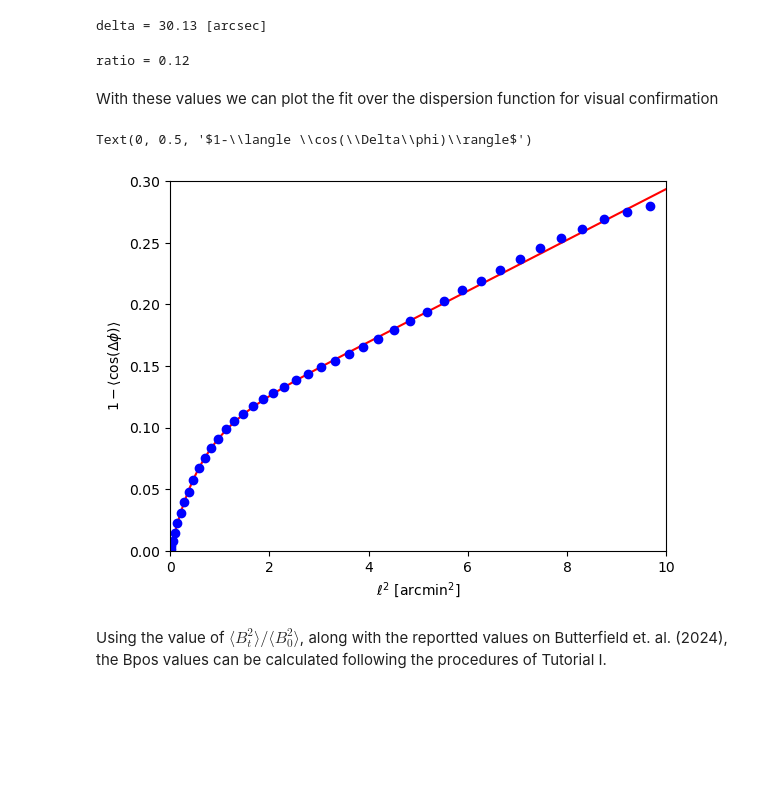
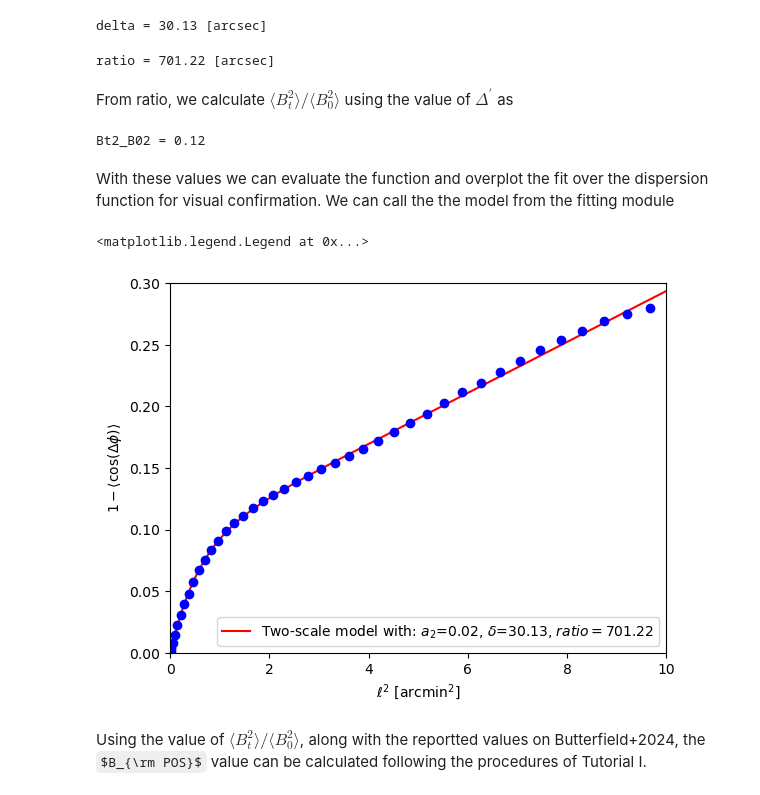
Before and after one commit to jorgueagui/polBpy, a Jupyter notebook: tutorials/polBpy_Tutorial_III.ipynb, the cells around one changed output. Saved outputs shown, nothing was run; the diff lists cells and outputs as text; code cells hidden in the pictures; some formulas as TeX source; blank space fills up the shorter version.

```diff
--- a/tutorials/polBpy_Tutorial_III.ipynb
+++ b/tutorials/polBpy_Tutorial_III.ipynb
@@ -45,15 +45,16 @@ First, we define the mask. This correspodn to the area in which p/p_err > 3.0 an
 # %%
-p_flux = data['DEBIASED POL FLUX'].data #
-p_flux_err = data['ERROR POL FLUX'].data #
-stokes_I = data['STOKES I'].data #
-pixel_size = data[0].header['CDELT2']*3600 #in arcsec
-beam_area=(float(pixel_size)/3600*np.pi/180)**2 #in sr
-stokes_I /= beam_area
-stokes_I /= 1E+6 # In MJy/sr
+p_flux = data['DEBIASED POL FLUX'].data # Polarized flux
+p_flux_err = data['ERROR POL FLUX'].data # Polarized flux error
+Stokes_I = data['STOKES I'].data # Stokes I (intensity)
+pixel_size = data[0].header['CDELT2']*3600 # Pixel size in arcsec
+beam_area=(float(pixel_size)/3600*np.pi/180)**2 # Beam area in sr
+Stokes_I /= beam_area
+Stokes_I /= 1E+6 # Transforming Stokes I intensitu to MJy/sr
 #
-m = np.where((p_flux/p_flux_err > 3.0) & (stokes_I > 5000.0))
-pixel_mask = np.full_like(stokes_I,0.0)
+m = np.where((p_flux/p_flux_err > 3.0) & (Stokes_I > 5000.0))
+pixel_mask = np.full_like(Stokes_I,0.0)
 pixel_mask[m] = 1.0
+# Visualizing the mask
 plt.imshow(pixel_mask,origin='lower')
 plt.title('Pixel Mask')
 # %% [output]
@@ -64,5 +65,5 @@ We can also, define a region mask, in order to focus on a region of interest. We
 # %%
-file = "/Users/jguerraa/Desktop/polBpy/tutorials/PolBpy_Tutorial_III_mask.fits"
+file = cdir+"/data/PolBpy_Tutorial_III_mask.fits"
 data_mask = fits.open(file)
 print(data_mask.info())
 region_mask = data_mask[1].data
@@ -184,31 +218,35 @@ print("delta = %2.2f [arcsec]"%delta)
 # %% [output]
 delta = 30.13 [arcsec]
 # %%
-ratio = (res[0]*60)/res3['f']
-print("ratio = %2.2f"%ratio)
+ratio = res3['f']
+print("ratio = %2.2f [arcsec]"%ratio)
 # %% [output]
-ratio = 0.12
+ratio = 701.22 [arcsec]
+# %% [markdown]
+From ratio, we calculate $\langle B_{t}^{2}\rangle/\langle B_{0}^{2}\rangle$ using the value of $\Delta^{\prime}$ as
+# %%
+Bt2_B02 = (Delta_p*60)/res3['f']
+print("Bt2_B02 = %2.2f"%Bt2_B02)
+# %% [output]
+Bt2_B02 = 0.12
 # %% [markdown]
-With these values we can plot the fit over the dispersion function for visual confirmation
+With these values we can evaluate the function and overplot the fit over the dispersion function for visual confirmation. We can call the the model from the fitting module
 # %%
-def model_funct(x,a,d,f,beam=0.0):
-    #
-    beam /= 2.355
-    dem = d**2 + 2*beam**2
-    term = 1./(1. + (dem/(np.sqrt(2*np.pi)*(d**3)))*f)
-    return term*( 1-np.exp(-x/(2*dem)) ) + a*x
-
-f = model_funct(l,res3['a'],res3['d'],res3['f'],beam=beam_s)
+lvec = np.arange(60000) # a vector array in arcsec^2
+f = fitting.model_funct(l,(a2/3600.),delta,ratio,beam=beam_s) # This function reads in ratio and not Bt2_B02
 # %%
 # Plot the dispersion function as a function of \ell^2
+# Multiply the uncertainties by the chi value
 plt.errorbar(l/3600.,disp_f,yerr=res3['chi']*disp_f_err,fmt='bo')
-plt.plot(l/3600., f,c='red')
+label = r'Two-scale model with: $a_{2}$=%2.2f, $\delta$=%2.2f, $ratio=$%2.2f'%(a2,delta,ratio)
+plt.plot(l/3600., f,c='red',label=label)
 plt.xlim([0.,10.])
 plt.xlabel(r'$\ell^{2}$ [arcmin$^{2}$]')
 plt.ylim([0.,0.3])
 plt.ylabel(r'$1-\langle \cos(\Delta\phi)\rangle$')
+plt.legend()
 # %% [output]
-Text(0, 0.5, '$1-\\langle \\cos(\\Delta\\phi)\\rangle$')
+<matplotlib.legend.Legend at 0x...>
-[figure, old version]
+[figure, new version]
 # %% [markdown]
-Using the value of $\langle B_{t}^{2}\rangle/\langle B_{0}^{2}\rangle$, along with the reportted values on Butterfield et. al. (2024), the Bpos values can be calculated following the procedures of Tutorial I.
+Using the value of $\langle B_{t}^{2}\rangle/\langle B_{0}^{2}\rangle$, along with the reportted values on Butterfield+2024, the $B_{\rm POS}$ value can be calculated following the procedures of Tutorial I.
```
Also changed, not shown: parts of 23 cells of this notebook, 16 other files.
